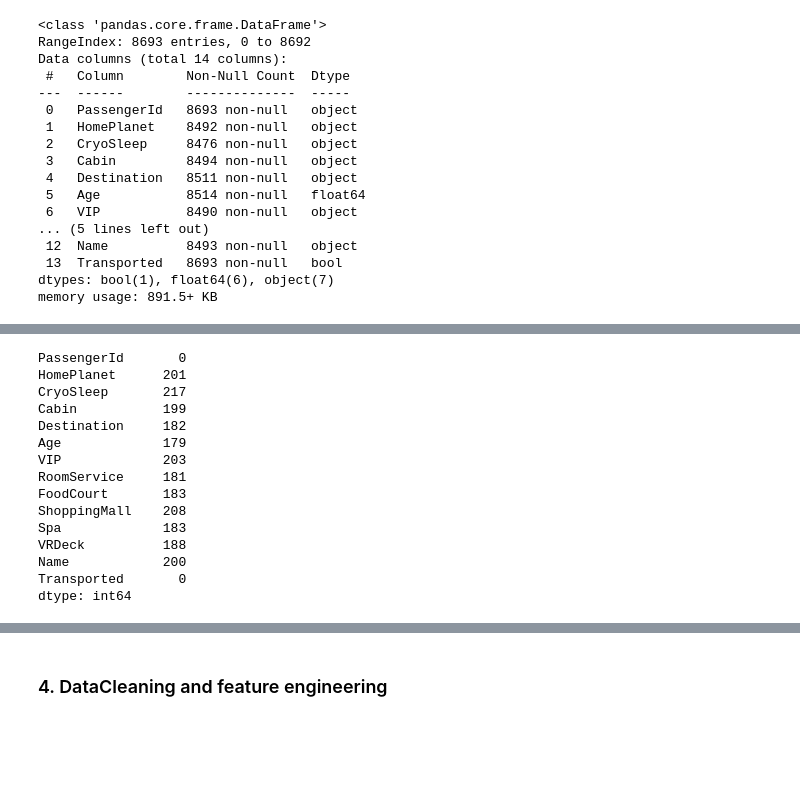
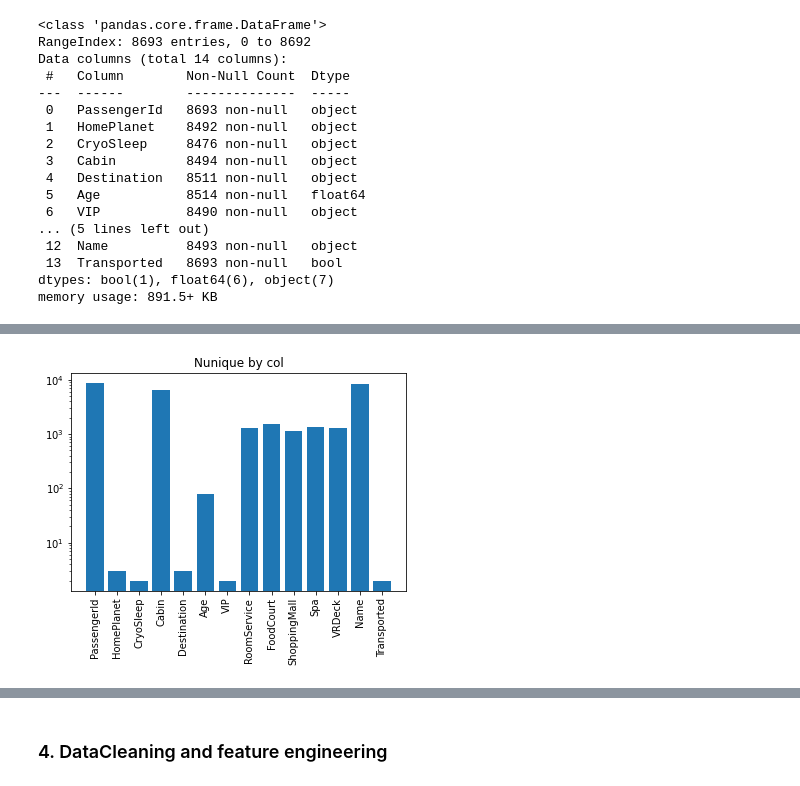
Before and after one commit to Steven-Maurice/projet_8_kaggle, a Jupyter notebook: spaceship-titanic.ipynb, the cells around one changed output, grey strips where cells are left out. Drawn from its saved outputs; the diff is of its cells as text; code cells hidden in the pictures; blank space fills up the shorter version.

```diff
--- a/spaceship-titanic.ipynb
+++ b/spaceship-titanic.ipynb
@@ -92,18 +141,8 @@ dtype: int64
-# %%
-train.isnull().sum()
-# %% [output]
-PassengerId       0
-HomePlanet      201
-CryoSleep       217
-Cabin           199
-Destination     182
-Age             179
-VIP             203
-RoomService     181
-FoodCourt       183
-ShoppingMall    208
-Spa             183
-VRDeck          188
-Name            200
-Transported       0
-dtype: int64
+# %%
+plt.bar(train.columns,train.nunique())
+plt.title('Nunique by col')
+plt.xticks(rotation=90)
+plt.yscale('log')
+plt.show()
+# %% [output]
+[figure, added]
```
Also changed, not shown: parts of 13 cells of this notebook.
